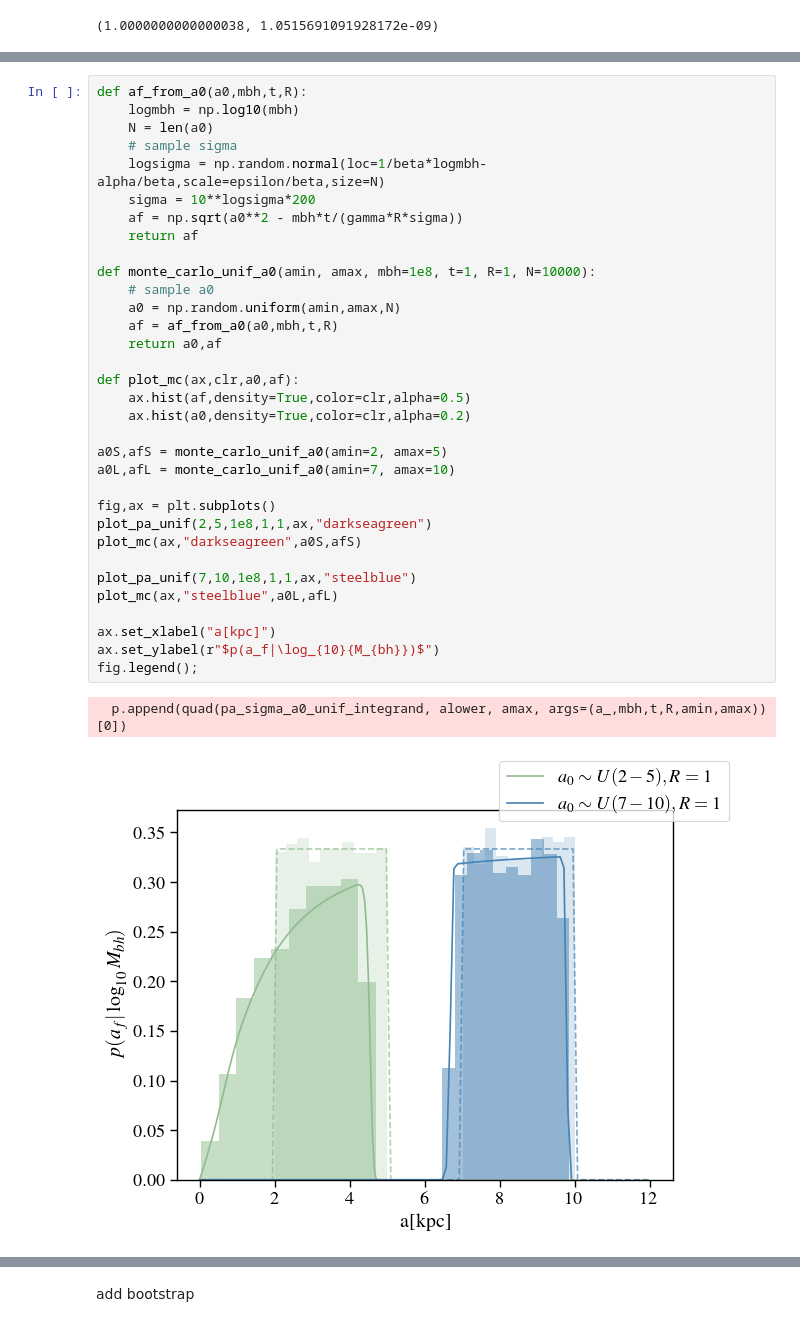
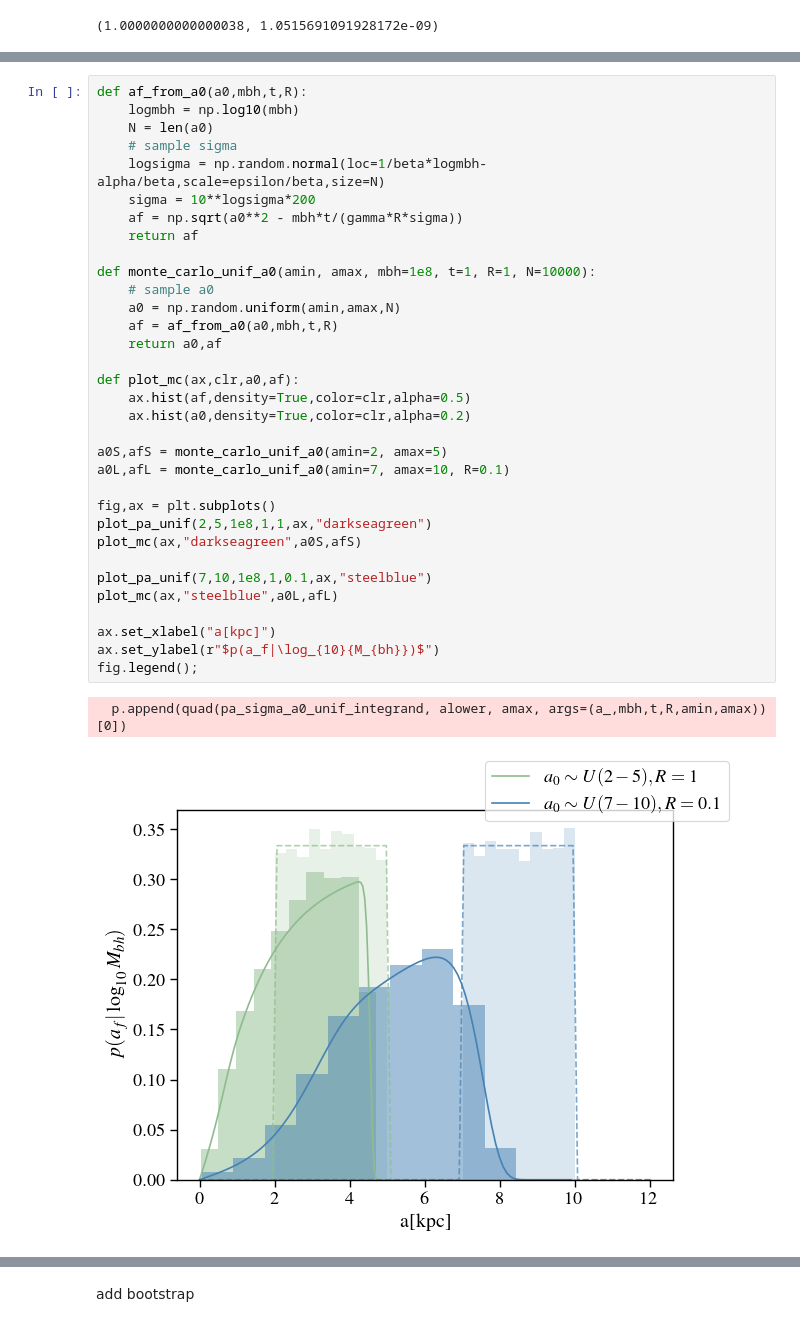
Before and after one commit to insepien/dftime, a Jupyter notebook: analytics.ipynb, the cells around one changed output, grey strips where cells are left out. Drawn from its saved outputs; the diff is of its cells as text.

```diff
--- a/analytics.ipynb
+++ b/analytics.ipynb
@@ -112,34 +105,34 @@ def af_from_a0(a0,mbh,t,R):
     N = len(a0)
     # sample sigma
     logsigma = np.random.normal(loc=1/beta*logmbh-alpha/beta,scale=epsilon/beta,size=N)
     sigma = 10**logsigma*200
     af = np.sqrt(a0**2 - mbh*t/(gamma*R*sigma))
     return af
 
 def monte_carlo_unif_a0(amin, amax, mbh=1e8, t=1, R=1, N=10000):
     # sample a0
     a0 = np.random.uniform(amin,amax,N)
     af = af_from_a0(a0,mbh,t,R)
     return a0,af
 
 def plot_mc(ax,clr,a0,af):
     ax.hist(af,density=True,color=clr,alpha=0.5)
     ax.hist(a0,density=True,color=clr,alpha=0.2)
 
 a0S,afS = monte_carlo_unif_a0(amin=2, amax=5)
-a0L,afL = monte_carlo_unif_a0(amin=7, amax=10)
+a0L,afL = monte_carlo_unif_a0(amin=7, amax=10, R=0.1)
 
 fig,ax = plt.subplots()
 plot_pa_unif(2,5,1e8,1,1,ax,"darkseagreen")
 plot_mc(ax,"darkseagreen",a0S,afS)
 
-plot_pa_unif(7,10,1e8,1,1,ax,"steelblue")
+plot_pa_unif(7,10,1e8,1,0.1,ax,"steelblue")
 plot_mc(ax,"steelblue",a0L,afL)
 
 ax.set_xlabel("a[kpc]")
 ax.set_ylabel(r"$p(a_f|\log_{10}{M_{bh}})$")
 fig.legend();
 # %% [output]
   p.append(quad(pa_sigma_a0_unif_integrand, alower, amax, args=(a_,mbh,t,R,amin,amax))[0])
-[figure, old version]
+[figure, new version]
 # %% [markdown]
```
Also changed, not shown: parts of 21 cells of this notebook.
